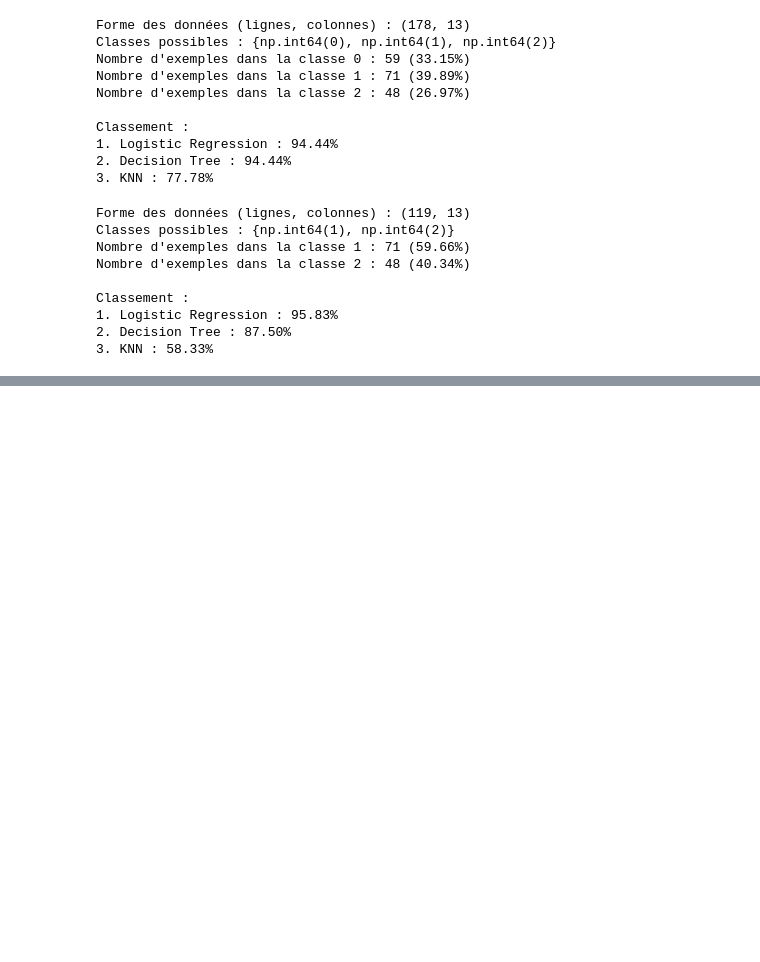
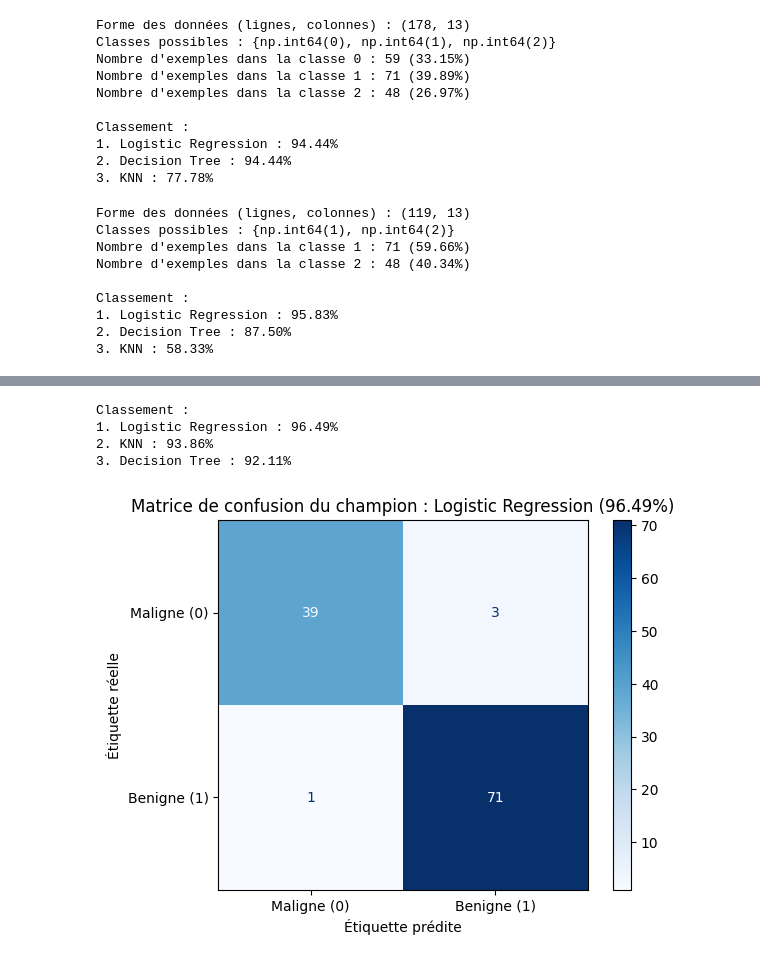
Before and after one commit to RPintre/arene-des-algos-Romain_PINTRE, a Jupyter notebook: script.ipynb, the cells around one changed output, grey strips where cells are left out. Cells and saved outputs as stored; diff of their text form; code cells hidden in the pictures; blank space fills up the shorter version.

```diff
--- a/script.ipynb
+++ b/script.ipynb
@@ -212,0 +233,27 @@ Classement :
+# %%
+#tracer le graph de la confusion_matric du champion
+import matplotlib.pyplot as plt
+from sklearn.metrics import ConfusionMatrixDisplay
+X, y =  load_breast_cancer(return_X_y=True)
+X_train, X_test, y_train, y_test = train_test_split(
+X, y, test_size=0.2, random_state=42, stratify=y
+)
+results = arene(X_train, X_test, y_train, y_test)
+champion_nom, champion_acc, champion_modele = results[0]
+y_pred = champion_modele.predict(X_test)
+cm = confusion_matrix(y_test, y_pred)
+disp = ConfusionMatrixDisplay(confusion_matrix=cm)
+disp.plot(cmap=plt.cm.Blues)
+plt.title(f'Matrice de confusion du champion : {champion_nom} ({champion_acc:.2f}%)')
+disp.ax_.set_xticklabels(['Maligne (0)', 'Benigne (1)'])
+disp.ax_.set_yticklabels(['Maligne (0)', 'Benigne (1)'])
+disp.ax_.set_xlabel('Étiquette prédite')
+disp.ax_.set_ylabel('Étiquette réelle')
+
+plt.show()
+# %% [output]
+Classement :
+1. Logistic Regression : 96.49%
+2. KNN : 93.86%
+3. Decision Tree : 92.11%
+[figure, added]
```
Also changed, not shown: parts of 2 cells of this notebook.
